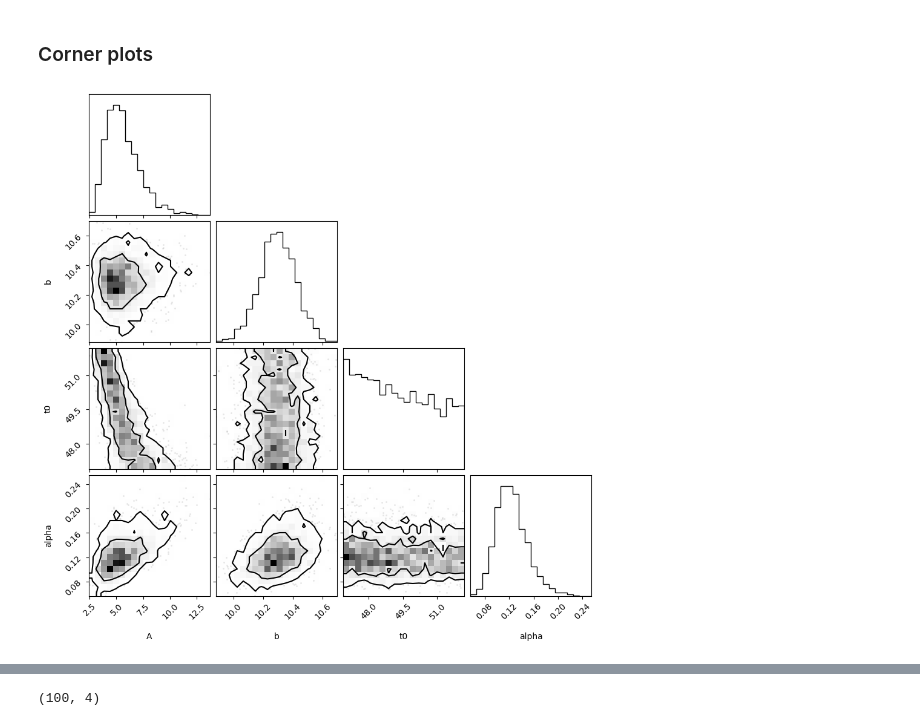
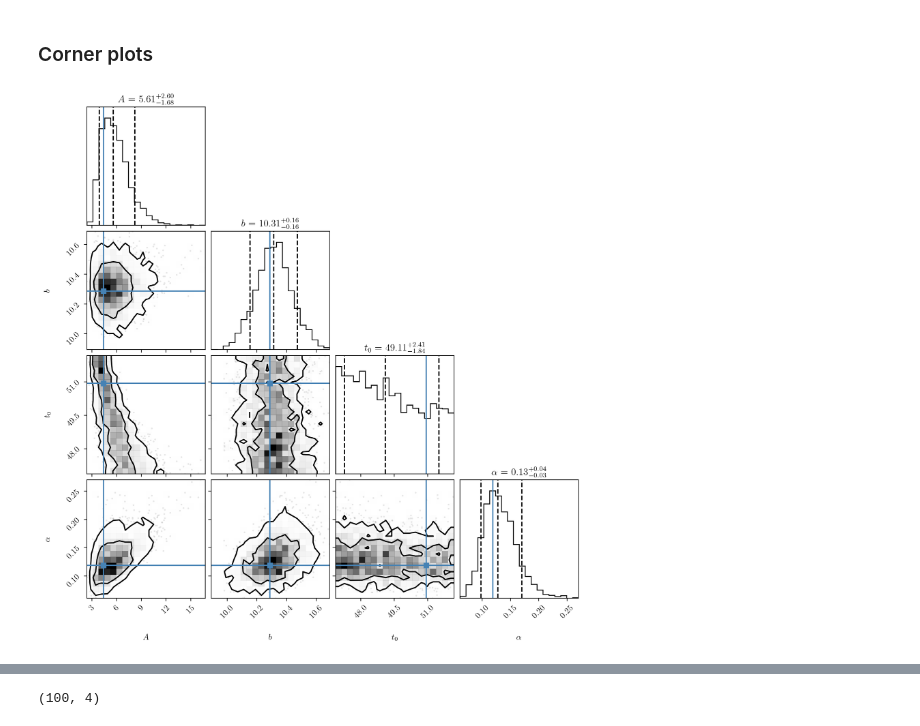
Before and after one commit to GiuliaConti/astrostatistics_bicocca_2024, a Jupyter notebook: working/E10_L11_emcee.ipynb, the cells around one changed output, grey strips where cells are left out. Cells and saved outputs as stored; diff of their text form; code cells hidden in the pictures.

```diff
--- a/working/E10_L11_emcee.ipynb
+++ b/working/E10_L11_emcee.ipynb
@@ -70,3 +69,15 @@ def Logprior(theta):
+# %%
+def Logprior(theta):
+    prior_A = stats.uniform(0,50).pdf(theta[0])
+    prior_b = stats.uniform(0,50).pdf(theta[1])
+    prior_t0 = stats.uniform(0,100).pdf(theta[2])
+    prior_alpha = stats.uniform(-5,5).pdf(np.log(theta[3]))
+
+    logPrior = np.log(prior_A * prior_b * prior_t0* prior_alpha)
+    if np.isfinite(logPrior):
+        return logPrior
+    else:
+        return -np.inf
 # %% [markdown]
 The log posterior
 # %%
@@ -98,0 +90,14 @@ plt.plot(tgrid,ygrid);
+# %%
+tgrid=np.linspace(0,100,100)
+A_0=5
+b_0=10
+t0_0=48
+alpha_0=1/20
+
+theta_0 = np.array([A_0,b_0,t0_0,alpha_0])
+# %%
+_logL = lambda par : -LogLikelihood(par, data, burst_model)
+best_params = scipy.optimize.fmin_bfgs(_logL, theta_0, disp=False)
+
+A, b, t0, alpha = best_params
+print(best_params)
@@ -103,8 +122,9 @@ ndim = 4             # n of parameters
 nwalkers = 20        # n of MCMC walkers
 nsteps = 10000       # n of MCMC steps for each walker
 
+np.random.seed(0)
 starting_guesses = theta_0 + 0.05 * np.random.randn(nwalkers, ndim)
 
 # sample the posterior
 sampler = emcee.EnsembleSampler(nwalkers, ndim, LogPosterior, args=[data, burst_model])
-sampler.run_mcmc(starting_guesses, nsteps, progress=True)
+_ = sampler.run_mcmc(starting_guesses, nsteps, progress=True)
@@ -156,6 +159,11 @@ print(thin_samples.shape)
 # %% [markdown]
 ### Corner plots
 # %%
-fig = corner.corner(thin_samples, labels=labels, levels=[0.68,0.95])
+labels = [r'$A$', r'$b$', r'$t_0$', r'$\alpha$']
+
+fig = corner.corner(thin_samples, labels=labels, truths=best_params, levels=[0.68,0.95],
+                   quantiles=[0.10, 0.5, 0.90], show_titles=True, title_fmt=".2f",
+                   plot_density=True)
+# I plot the MLE parameters as true values
 # %% [output]
-[figure, old version]
+[figure, new version]
```
Also changed, not shown: parts of 21 cells of this notebook.
